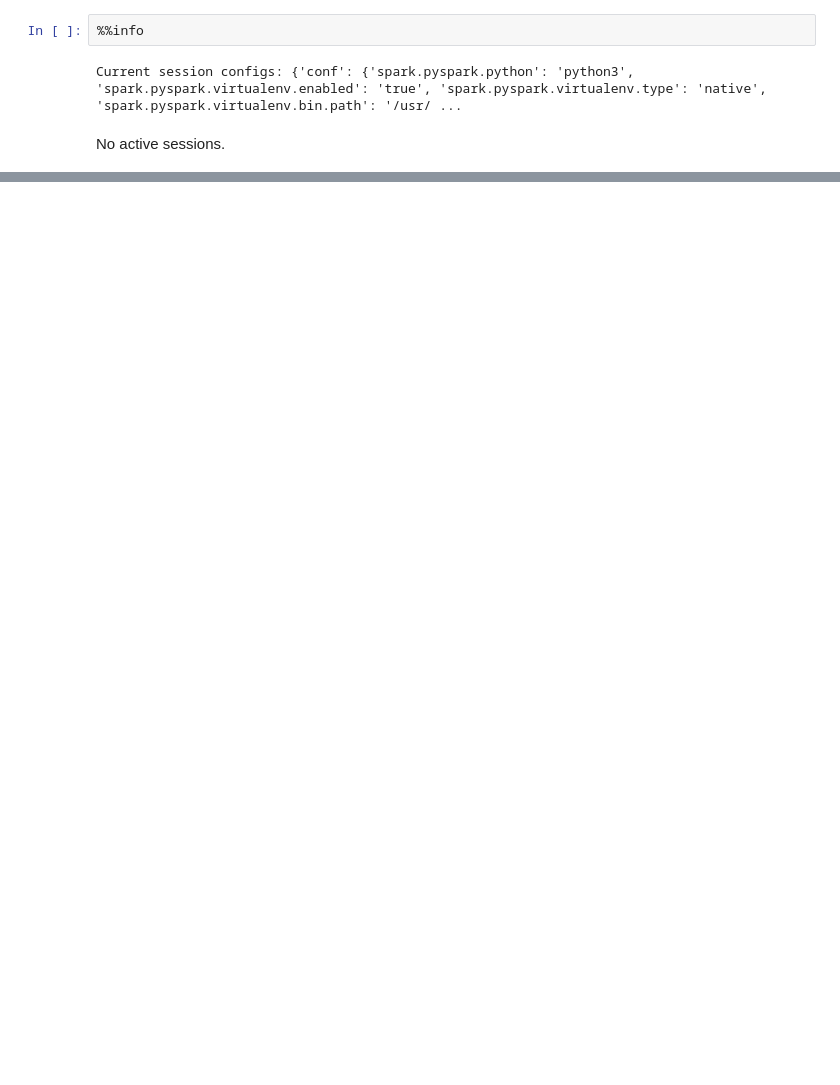
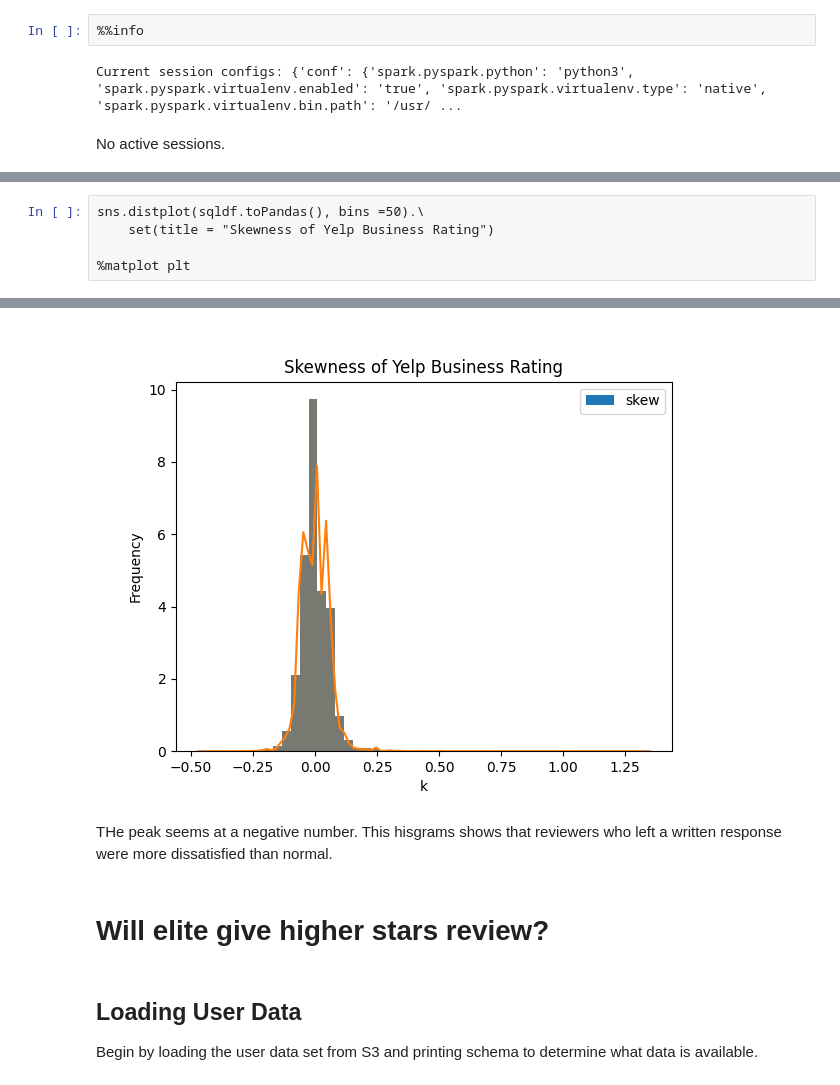
Before and after one commit to Charlotte-01/STA9760_Project2_Yelp_Data_Analysis, a Jupyter notebook: Analysis.ipynb, the cells around one changed output, grey strips where cells are left out. Saved outputs shown, nothing was run; the diff lists cells and outputs as text; blank space fills up the shorter version.

```diff
--- a/Analysis.ipynb
+++ b/Analysis.ipynb
@@ -80,0 +491,6 @@ Successfully installed cycler-0.10.0 kiwisolver-1.2.0 matplotlib-3.2.1 pyparsing
+# %%
+sns.distplot(sqldf.toPandas(), bins =50).\
+    set(title = "Skewness of Yelp Business Rating")
+
+%matplot plt
+# %% [output]
@@ -80,0 +498,8 @@ Successfully installed cycler-0.10.0 kiwisolver-1.2.0 matplotlib-3.2.1 pyparsing
+[figure, added]
+# %% [markdown]
+THe peak seems at a negative number. This hisgrams shows that reviewers who left a written response were more dissatisfied than normal.
+# %% [markdown]
+# Will elite give higher stars review?
+# %% [markdown]
+## Loading User Data
+Begin by loading the user data set from S3 and printing schema to determine what data is available.
```
Also changed, not shown: parts of 60 cells of this notebook, 1 other file.
